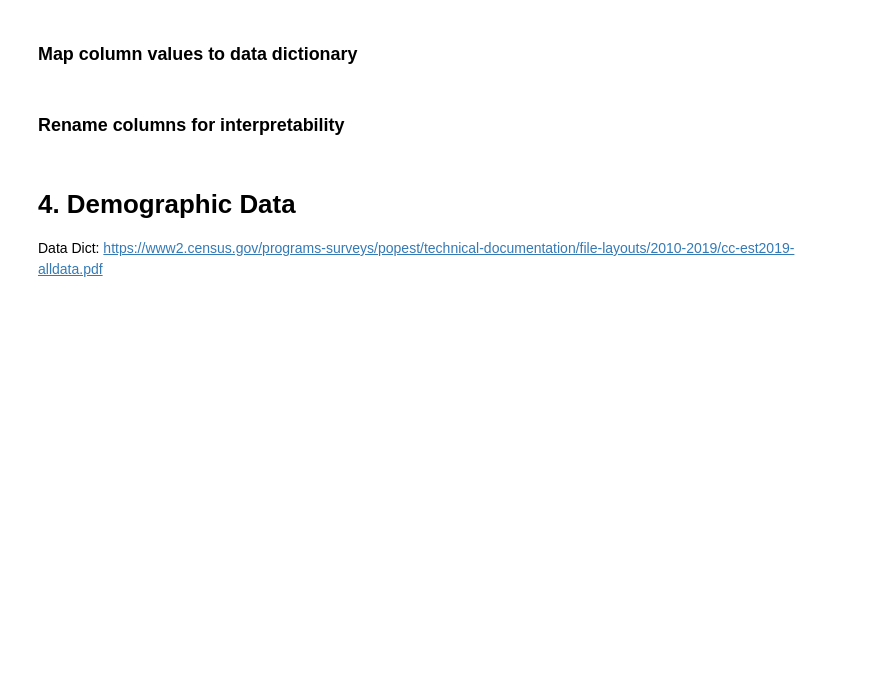
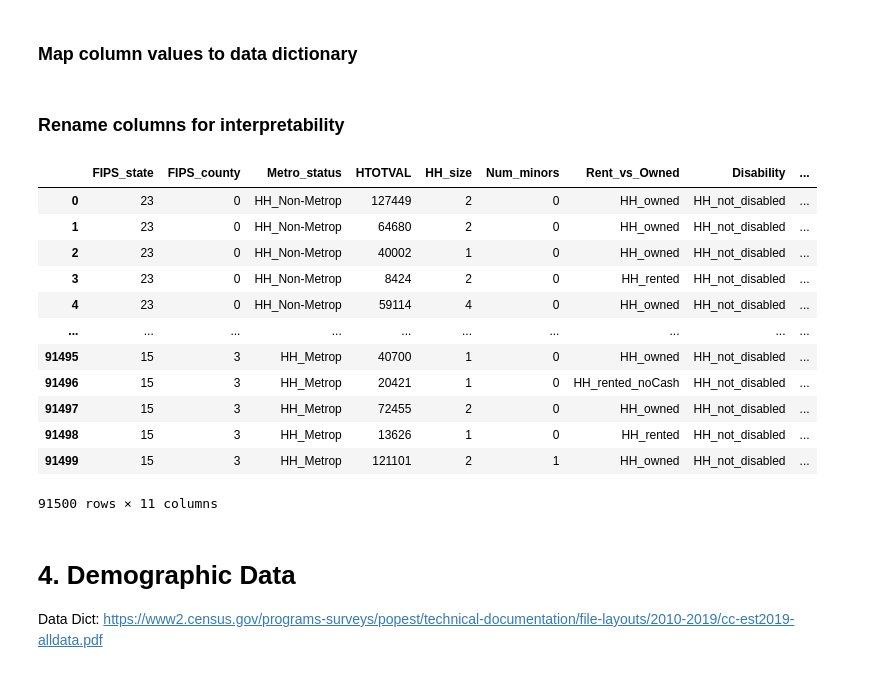
Before and after one commit to khyateed/projecting-food-insecurity, a Jupyter notebook: notebooks/cleaning.ipynb, the cells around one changed output. Saved outputs shown, nothing was run; the diff lists cells and outputs as text; code cells hidden in the pictures; blank space fills up the shorter version.

```diff
--- a/notebooks/cleaning.ipynb
+++ b/notebooks/cleaning.ipynb
@@ -223,6 +255,22 @@ df_household_20 = df_household_20.rename(columns={'GESTFIPS':'FIPS_state', 'GTCO
                                 'H_NUMPER':'HH_size', 'HUNDER18':'Num_minors','H_TENURE':'Rent_vs_Owned',
                                'HDIS_YN':'Disability', 'HCSP_YN':'Child_support', 'HINC_UC':'Unemployment_payments',
                                'NOW_HCOV':'Health_insurance'})
+# %%
+df_household_20
+# %% [output]
+|  | FIPS_state | FIPS_county | Metro_status | HTOTVAL | HH_size | Num_minors | Rent_vs_Owned | Disability | ... |
+| 0 | 23 | 0 | HH_Non-Metrop | 127449 | 2 | 0 | HH_owned | HH_not_disabled | ... |
+| 1 | 23 | 0 | HH_Non-Metrop | 64680 | 2 | 0 | HH_owned | HH_not_disabled | ... |
+| 2 | 23 | 0 | HH_Non-Metrop | 40002 | 1 | 0 | HH_owned | HH_not_disabled | ... |
+| 3 | 23 | 0 | HH_Non-Metrop | 8424 | 2 | 0 | HH_rented | HH_not_disabled | ... |
+| 4 | 23 | 0 | HH_Non-Metrop | 59114 | 4 | 0 | HH_owned | HH_not_disabled | ... |
+| ... | ... | ... | ... | ... | ... | ... | ... | ... | ... |
+| 91495 | 15 | 3 | HH_Metrop | 40700 | 1 | 0 | HH_owned | HH_not_disabled | ... |
+| 91496 | 15 | 3 | HH_Metrop | 20421 | 1 | 0 | HH_rented_noCash | HH_not_disabled | ... |
+| 91497 | 15 | 3 | HH_Metrop | 72455 | 2 | 0 | HH_owned | HH_not_disabled | ... |
+| 91498 | 15 | 3 | HH_Metrop | 13626 | 1 | 0 | HH_rented | HH_not_disabled | ... |
+| 91499 | 15 | 3 | HH_Metrop | 121101 | 2 | 1 | HH_owned | HH_not_disabled | ... |
+91500 rows × 11 columns
 # %% [markdown]
 # 4. Demographic Data
 Data Dict: https://www2.census.gov/programs-surveys/popest/technical-documentation/file-layouts/2010-2019/cc-est2019-alldata.pdf
```
Also changed, not shown: parts of 14 cells of this notebook.
